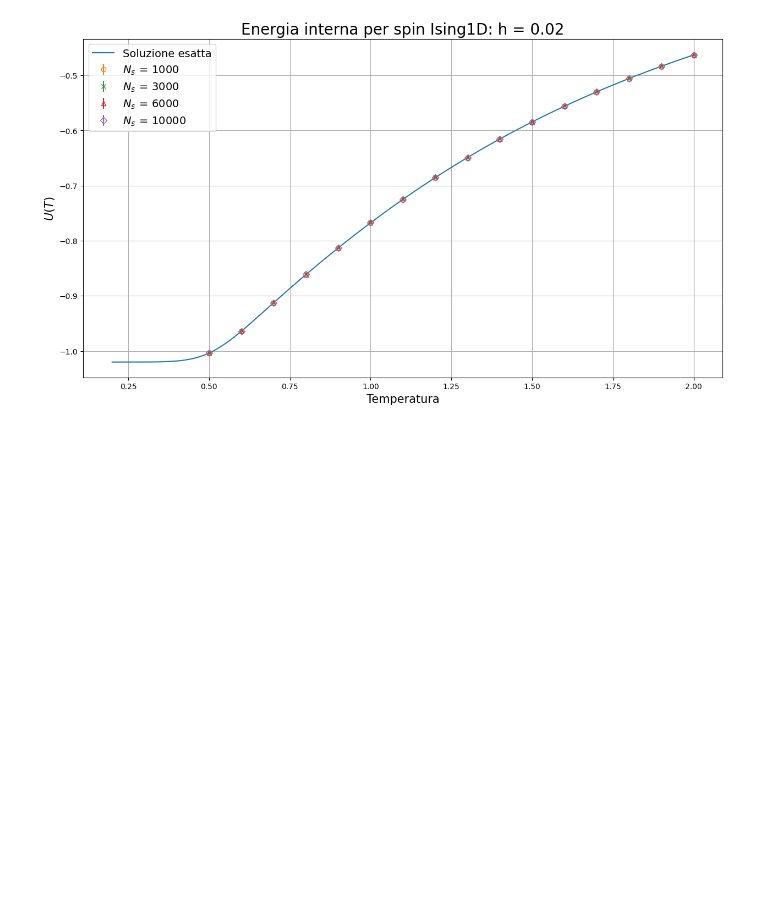
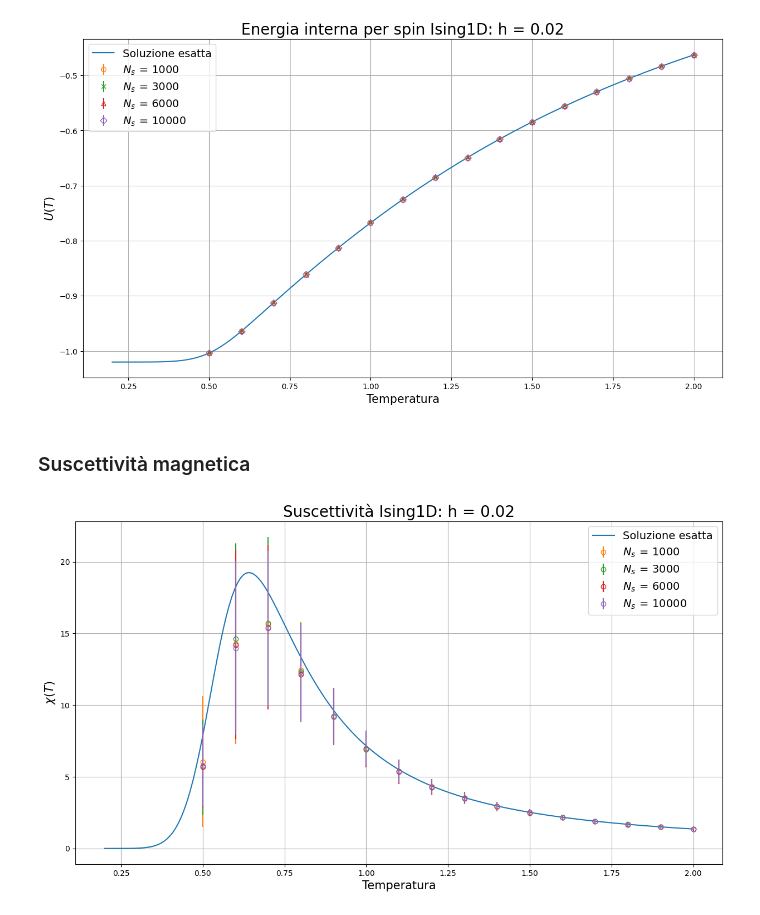
Before and after one commit to Negrini085/Simulazione-di-Materia-Condensata, a Jupyter notebook: Approfondimento/Presentazione/Immagini/grafici.ipynb, the cells around one changed output. Drawn from its saved outputs; the diff is of its cells as text; code cells hidden in the pictures; blank space fills up the shorter version.

```diff
--- a/Approfondimento/Presentazione/Immagini/grafici.ipynb
+++ b/Approfondimento/Presentazione/Immagini/grafici.ipynb
@@ -480,3 +506,35 @@ plt.grid(True)
 plt.show()
 # %% [output]
 [figure]
+# %% [markdown]
+### Suscettività magnetica
+# %%
+T = np.linspace(0.2, 2.0, 200)
+beta = 1/T
+h = 0.02
+J = 1.0
+
+
+num = np.cosh(beta * h) * np.exp(-4 * beta * J)
+den = pow(np.exp(-4 * beta * J) + pow(np.sinh(beta * h), 2), 1.5)
+chi = beta  * num/den
+
+
+fig = plt.figure(figsize = (15, 8))
+
+plt.plot(T, chi, label = 'Soluzione esatta')
+
+plt.errorbar(t_camp, chi_m_1000, yerr = chi_m_1000_err, linestyle = 'None', fmt = 'o', markerfacecolor='none', label = r'$N_{s}\,=\,1000$')
+plt.errorbar(t_camp, chi_m_3000, yerr = chi_m_3000_err, linestyle = 'None', fmt = 'o', markerfacecolor='none', label = r'$N_{s}\,=\,3000$')
+plt.errorbar(t_camp, chi_m_6000, yerr = chi_m_6000_err, linestyle = 'None', fmt = 'o', markerfacecolor='none', label = r'$N_{s}\,=\,6000$')
+plt.errorbar(t_camp, chi_m_10000, yerr = chi_m_10000_err, linestyle = 'None', fmt = 'o', markerfacecolor='none', label = r'$N_{s}\,=\,10000$')
+
+plt.title("Suscettività Ising1D: h = 0.02", fontsize = 20)
+plt.xlabel("Temperatura", fontsize = 15)
+plt.ylabel(r"$\chi\left(T\right)$", fontsize = 15)
+
+plt.legend(loc = 'best', fontsize = 14)
+plt.grid(True)
+plt.show()
+# %% [output]
+[figure, added]
```
Also changed, not shown: parts of 2 cells of this notebook, 4 other files.
